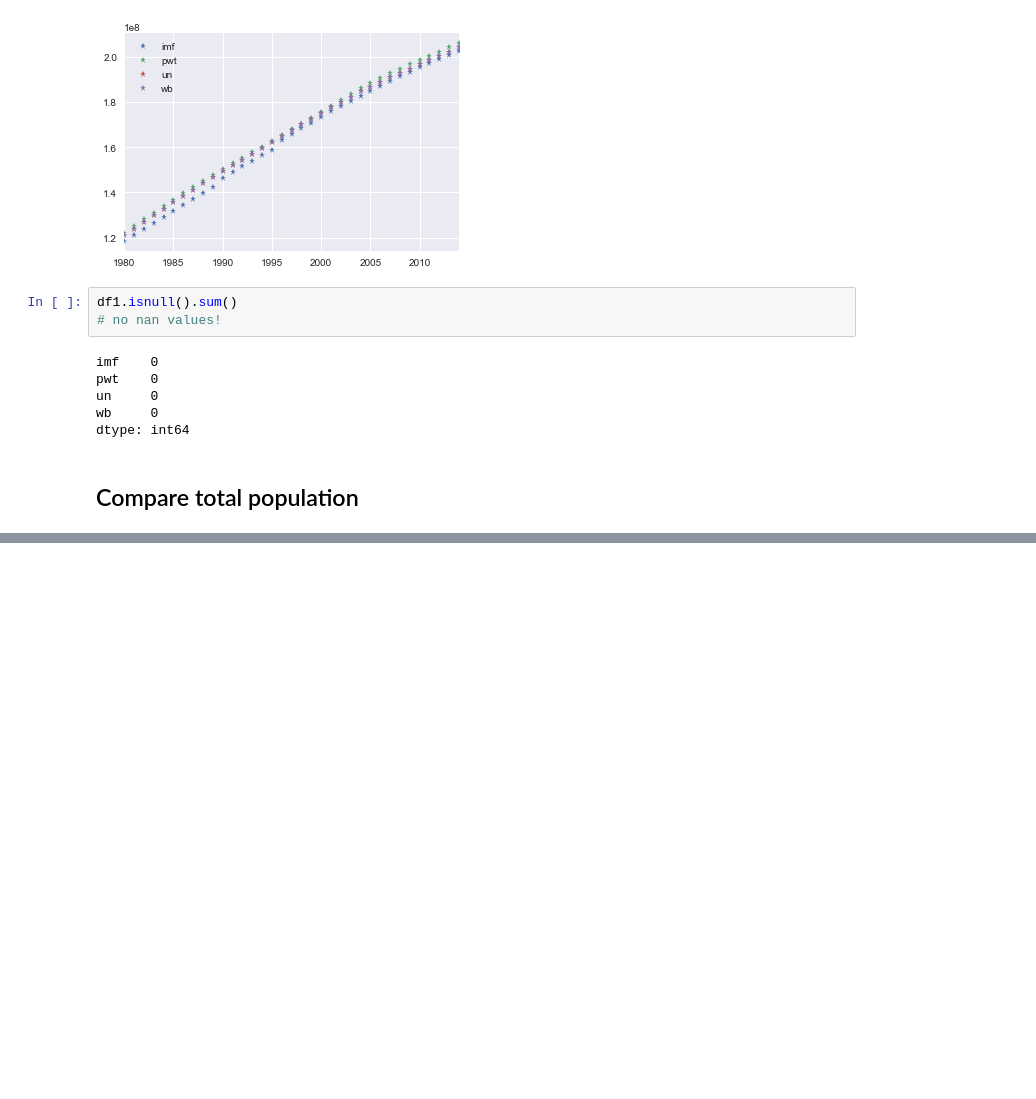
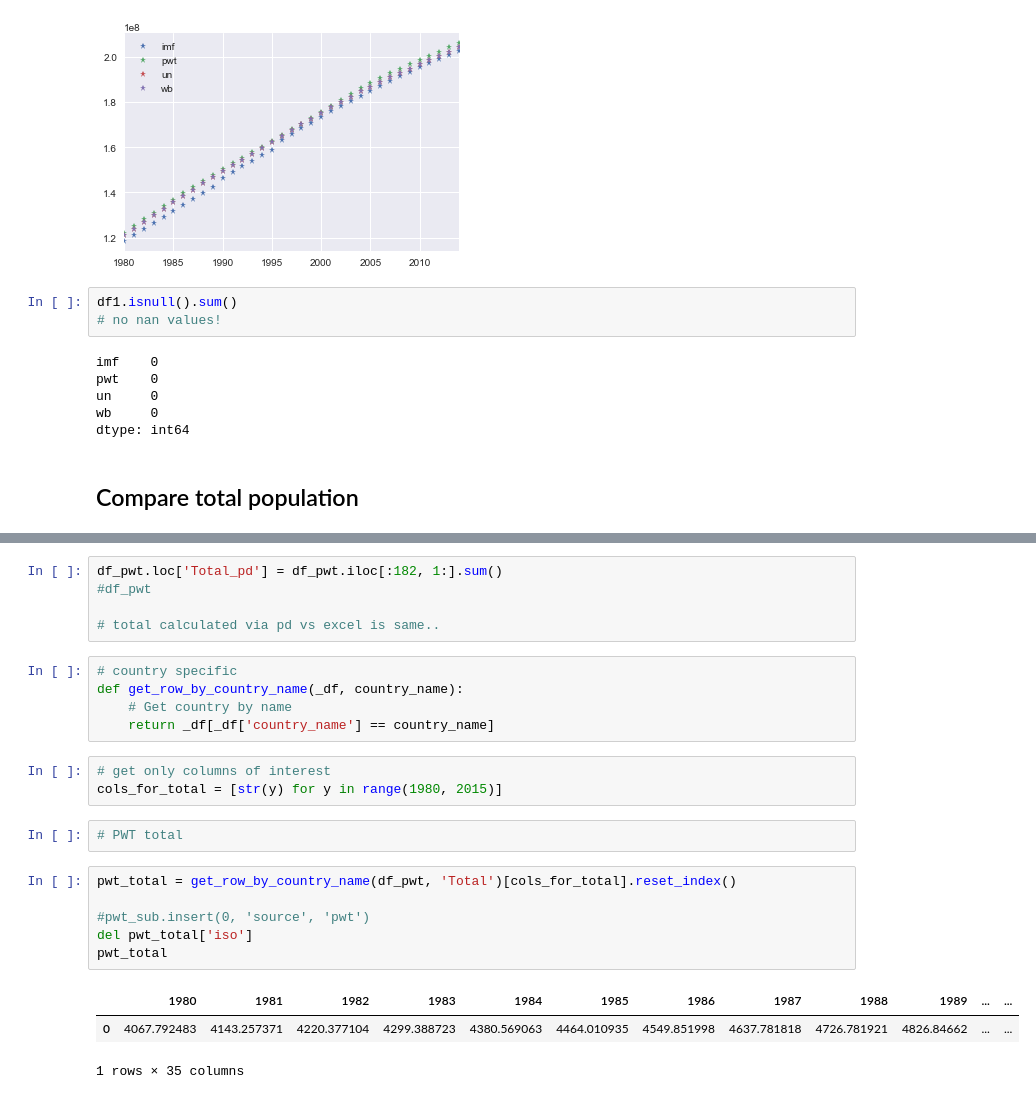
Before and after one commit to moonlimb/zerg, a Jupyter notebook: data/compare_pop_data.ipynb, the cells around one changed output, grey strips where cells are left out. Cells and saved outputs as stored; diff of their text form; blank space fills up the shorter version.

```diff
--- a/data/compare_pop_data.ipynb
+++ b/data/compare_pop_data.ipynb
@@ -387,0 +452,25 @@ usage: cp [-R [-H | -L | -P]] [-fi | -n] [-apvX] source_file target_file
+# %%
+df_pwt.loc['Total_pd'] = df_pwt.iloc[:182, 1:].sum()
+#df_pwt
+
+# total calculated via pd vs excel is same..
+# %%
+# country specific
+def get_row_by_country_name(_df, country_name):
+    # Get country by name
+    return _df[_df['country_name'] == country_name]
+# %%
+# get only columns of interest
+cols_for_total = [str(y) for y in range(1980, 2015)]
+# %%
+# PWT total
+# %%
+pwt_total = get_row_by_country_name(df_pwt, 'Total')[cols_for_total].reset_index()
+
+#pwt_sub.insert(0, 'source', 'pwt')
+del pwt_total['iso']
+pwt_total
+# %% [output]
+|  | 1980 | 1981 | 1982 | 1983 | 1984 | 1985 | 1986 | 1987 | 1988 | 1989 | ... | ... |
+| 0 | 4067.792483 | 4143.257371 | 4220.377104 | 4299.388723 | 4380.569063 | 4464.010935 | 4549.851998 | 4637.781818 | 4726.781921 | 4826.84662 | ... | ... |
+1 rows × 35 columns
```
Also changed, not shown: parts of 32 cells of this notebook, 1 other file.
